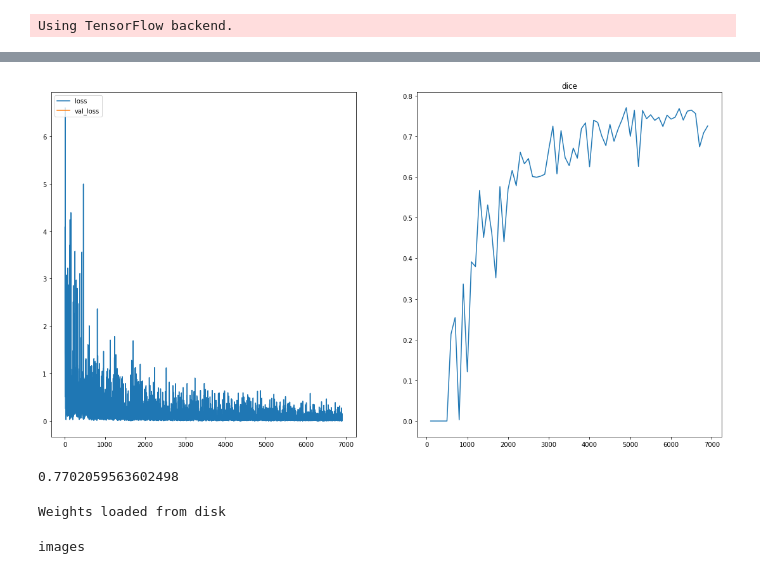
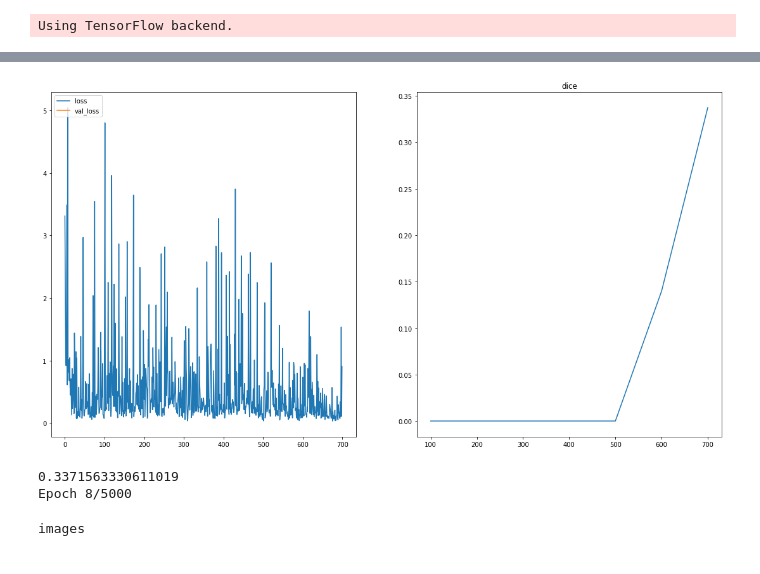
Before and after one commit to gabrielraya/intraretinal-cyst-fluid-detection, a Jupyter notebook: code/first_try_unet.ipynb, the cells around one changed output, grey strips where cells are left out. Saved outputs shown, nothing was run; the diff lists cells and outputs as text; code cells hidden in the pictures.

```diff
--- a/code/first_try_unet.ipynb
+++ b/code/first_try_unet.ipynb
@@ -224,0 +226,17 @@ from sklearn.utils import class_weight
+# %%
+def augment_image(img, lbl):
+    func_list = [rotate_image, flip_image]
+    return random.choice(func_list)(img, lbl)
+
+def rotate_image(img, lbl, rotationSize=15):
+    lbl = lbl.reshape(tuple(list(lbl.shape) + [1]))
+    img = kim.random_rotation(img,rotationSize, row_axis=0, col_axis=1, channel_axis=2, fill_mode='nearest')
+    lbl = kim.random_rotation(lbl,rotationSize, row_axis=0, col_axis=1, channel_axis=2, fill_mode='nearest')
+    return img , lbl[:,:,0]
+
+def flip_image(img, lbl):
+    flipped_img = np.fliplr(img)
+    flipped_lbl = np.fliplr(lbl)
+    return flipped_img, flipped_lbl
+# %%
+img, lbl = augment_image(train_data[0].img, train_data[0].label)
@@ -463,9 +503,9 @@ from keras.callbacks import ReduceLROnPlateau, EarlyStopping
 # %%
 from keras.callbacks import ReduceLROnPlateau
 reduce_lr = ReduceLROnPlateau(monitor='val_loss', factor=0.5,
-                              patience=10, min_delta=0.001, min_lr=0.00001) #should be val_loss later
+                              patience=40, min_delta=0.001, min_lr=0.00001) #should be val_loss later
 # %%
-early_stop = EarlyStopping(monitor='val_loss', min_delta=0.001, patience=20,
+early_stop = EarlyStopping(monitor='val_loss', min_delta=0.001, patience=80,
                                   verbose=0, mode='auto', baseline=None, restore_best_weights=False) # shoud be val_loss later
 # %%
 val_imgs = []
@@ -515,39 +555,38 @@ def train_model(model, training_params):
 # %%
 # training parameters
 unet_1 = build_unet_2()
 model_name = 'unet_1'
 
 training_params = {}
 training_params['learning_rate'] = 0.001
 training_params['patch_size'] = (256, 256) # input size
 training_params['target_size'] = (256, 256) # output size, might be the same as input size, but might be smaller, if valid convolutions are used
 training_params['batch_size'] = 6 # number of patches in a mini-batch
 training_params['steps_per_epoch'] = 100 # number of iterations per epoch
-training_params['epochs'] = 1000 # number of epochs
+training_params['epochs'] = 5000 # number of epochs
 
 training_params['optimizer'] = SGD(lr=training_params['learning_rate'], momentum=0.99, nesterov=True)
 training_params['loss'] = ['categorical_crossentropy']
 #training_params['loss'] = weightedLoss(['categorical_crossentropy'],[5000,0.0001])
 training_params['metrics'] = ['acc']
 training_params['training_dataset'] = train_data
 training_params['validation_dataset'] = validation_data
 
 # initialize a logger, to keep track of information during training
 lost_border = ((training_params['patch_size'][0]-training_params['target_size'][0])//2, (training_params['patch_size'][1]-training_params['target_size'][1])//2)
 training_params['logger'] = Logger(validation_data, lost_border, data_dir, model_name)
 
 # train model
 train_model(unet_1, training_params)
 # %% [output]
-[figure, old version]
+[figure, new version]
-0.7702059563602498
+0.3371563330611019
+Epoch 8/5000
 # %%
 
 wt_path2 = os.path.join(os.getcwd(), 'unet_1.h5')
 unet_1.load_weights(wt_path2)
 print("Weights loaded from disk")
-# %% [output]
-Weights loaded from disk
 # %%
 #apply_model(unet_1, validation_data)
 # %%
```
Also changed, not shown: parts of 7 cells of this notebook.
